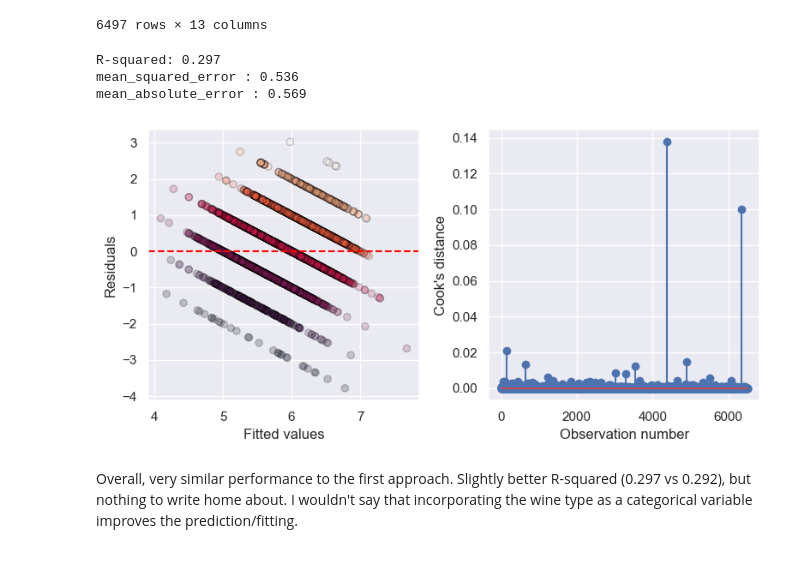
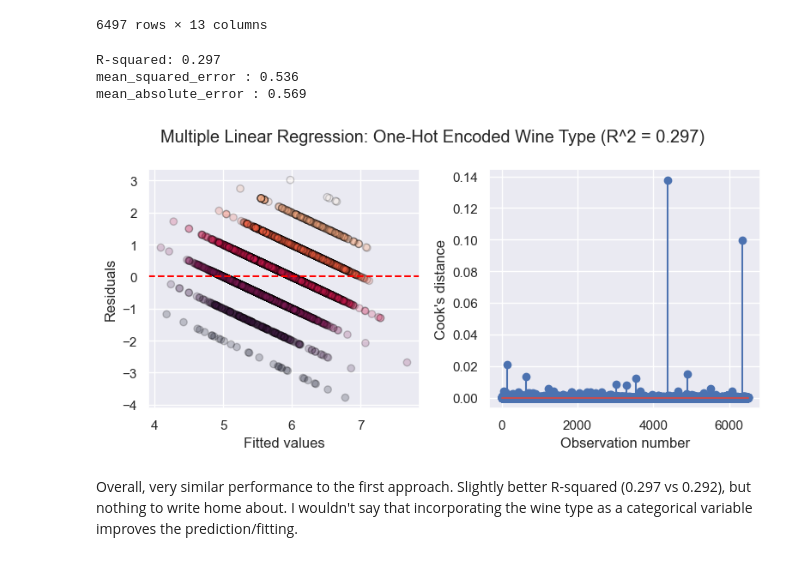
Before and after one commit to pittachalk/ebi02156, a Jupyter notebook: main.ipynb, the cells around one changed output. Saved outputs shown, nothing was run; the diff lists cells and outputs as text; code cells hidden in the pictures.

Commit message:
add save commands for some plots

```diff
--- a/main.ipynb
+++ b/main.ipynb
@@ -319,13 +322,16 @@ X
 # %%
 Y = df_wine['quality']
 model_onehot =  multiple_linear_regression(X, Y)
 evaluate_model_performance(model_onehot)
 _ = evaluate_residuals(model_onehot, Y)
+plt.suptitle(f"Multiple Linear Regression: One-Hot Encoded Wine Type (R^2 = {model_onehot.rsquared:.3f})")
+plt.tight_layout()
+plt.savefig(f'output/q5-model_onehot.pdf')
 # %% [output]
 R-squared: 0.297
 mean_squared_error : 0.536
 mean_absolute_error : 0.569
-[figure, old version]
+[figure, new version]
 # %% [markdown]
 Overall, very similar performance to the first approach. Slightly better R-squared (0.297 vs 0.292), but nothing to write home about. I wouldn't say that incorporating the wine type as a categorical variable improves the prediction/fitting.
 # %% [markdown]
```
Also changed, not shown: parts of 6 cells of this notebook.
